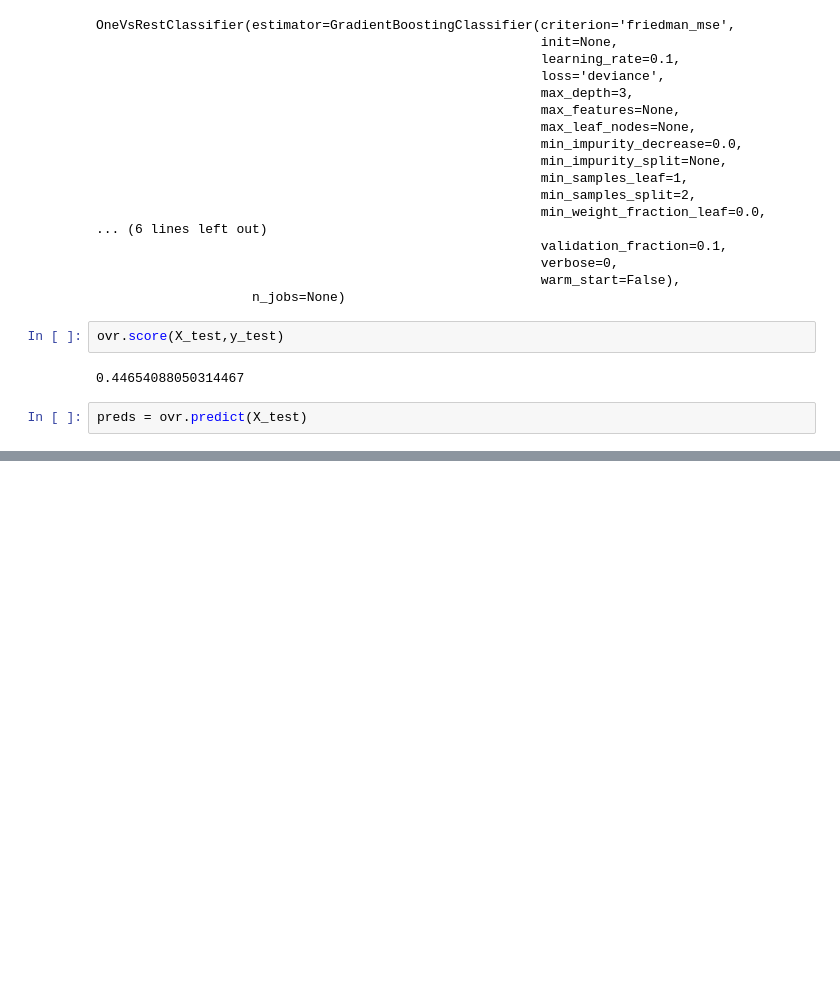
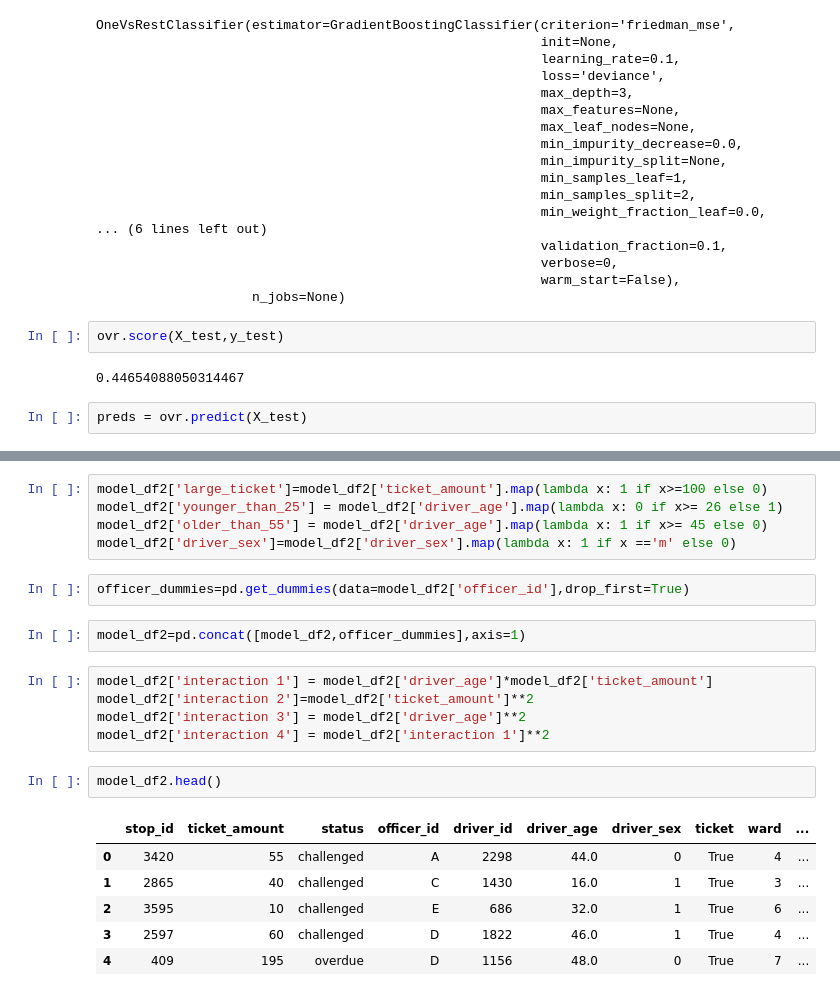
Before and after one commit to pgnatividad/Portfolio, a Jupyter notebook: 2hr_Project/Untitled.ipynb, the cells around one changed output, grey strips where cells are left out. Cells and saved outputs as stored; diff of their text form; blank space fills up the shorter version.

```diff
--- a/2hr_Project/Untitled.ipynb
+++ b/2hr_Project/Untitled.ipynb
@@ -430,0 +449,23 @@ preds = ovr.predict(X_test)
+# %%
+model_df2['large_ticket']=model_df2['ticket_amount'].map(lambda x: 1 if x>=100 else 0)
+model_df2['younger_than_25'] = model_df2['driver_age'].map(lambda x: 0 if x>= 26 else 1)
+model_df2['older_than_55'] = model_df2['driver_age'].map(lambda x: 1 if x>= 45 else 0)
+model_df2['driver_sex']=model_df2['driver_sex'].map(lambda x: 1 if x =='m' else 0)
+# %%
+officer_dummies=pd.get_dummies(data=model_df2['officer_id'],drop_first=True)
+# %%
+model_df2=pd.concat([model_df2,officer_dummies],axis=1)
+# %%
+model_df2['interaction 1'] = model_df2['driver_age']*model_df2['ticket_amount']
+model_df2['interaction 2']=model_df2['ticket_amount']**2
+model_df2['interaction 3'] = model_df2['driver_age']**2
+model_df2['interaction 4'] = model_df2['interaction 1']**2
+# %%
+model_df2.head()
+# %% [output]
+|  | stop_id | ticket_amount | status | officer_id | driver_id | driver_age | driver_sex | ticket | ward | ... |
+| 0 | 3420 | 55 | challenged | A | 2298 | 44.0 | 0 | True | 4 | ... |
+| 1 | 2865 | 40 | challenged | C | 1430 | 16.0 | 1 | True | 3 | ... |
+| 2 | 3595 | 10 | challenged | E | 686 | 32.0 | 1 | True | 6 | ... |
+| 3 | 2597 | 60 | challenged | D | 1822 | 46.0 | 1 | True | 4 | ... |
+| 4 | 409 | 195 | overdue | D | 1156 | 48.0 | 0 | True | 7 | ... |
```
Also changed, not shown: parts of 17 cells of this notebook, 3 other files.
